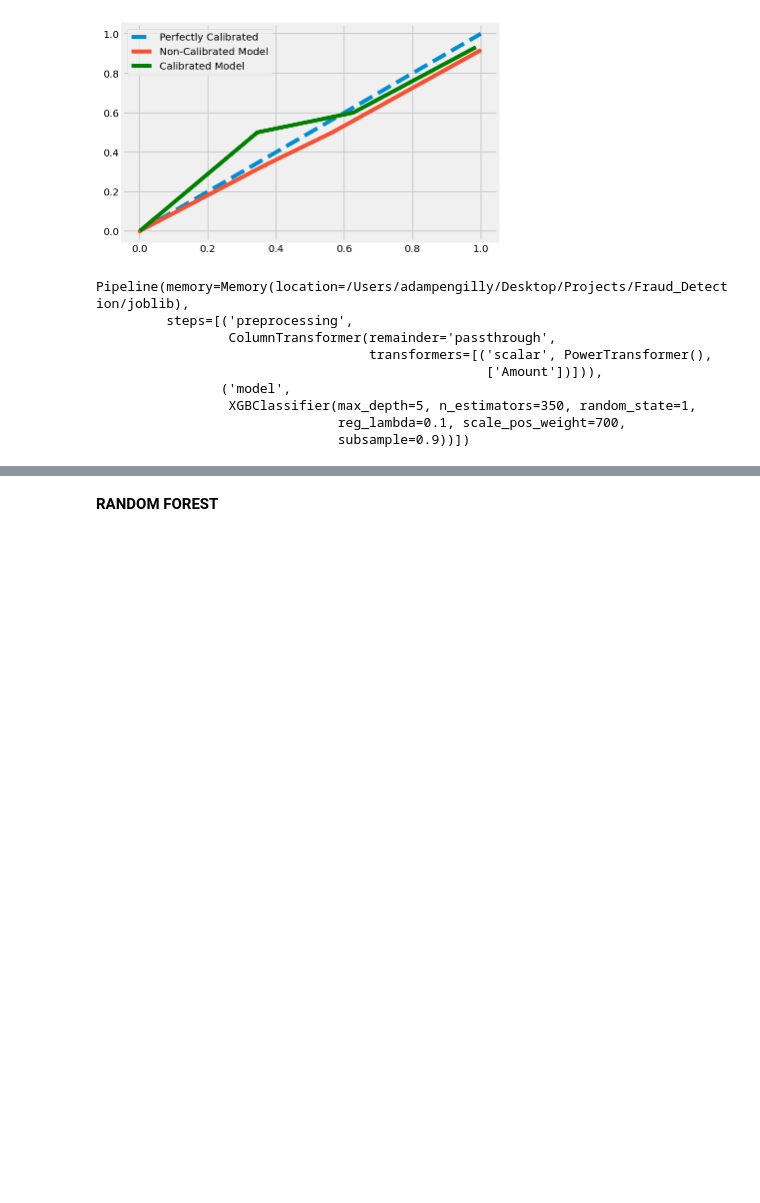
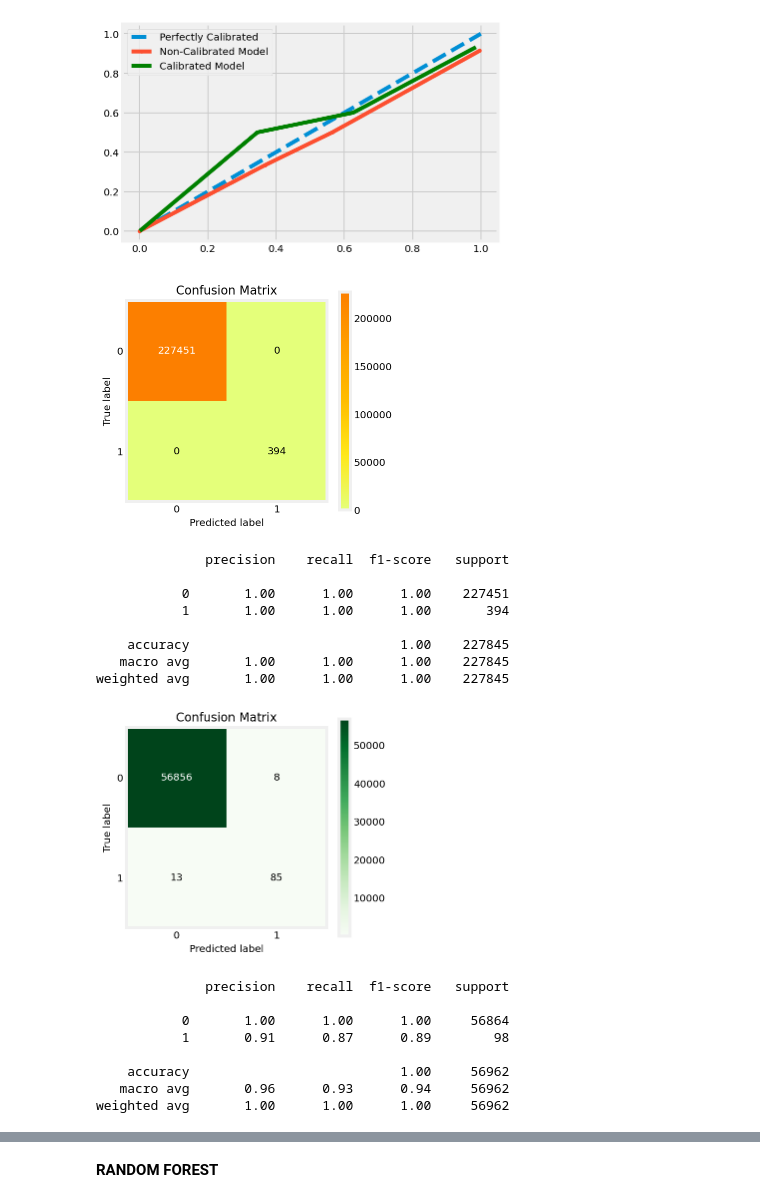
Before and after one commit to AdamPengilly/Project_notebooks, a Jupyter notebook: fraud_detection.ipynb, the cells around one changed output, grey strips where cells are left out. Saved outputs shown, nothing was run; the diff lists cells and outputs as text; code cells hidden in the pictures; blank space fills up the shorter version.

```diff
--- a/fraud_detection.ipynb
+++ b/fraud_detection.ipynb
@@ -591,7 +585,7 @@ scores_dict1 = {'base': base_scores,
                  'pp_ru_cali': pp_ru_cali_scores,
                  'pp_ru_isocali': pp_ru_isocali_scores}
 # %%
-path = '/Users/adampengilly/Desktop/Projects/Fraud_Detection/Fraud_pickles/'
+path = '/Users/adampengilly/Desktop/DS_Projects/Fraud_Detection/Fraud_pickles/'
 # %%
 '''for k,v in scores_dict1.items():
     filename = k
@@ -894,11 +879,11 @@ def confusion_matrix(model, train=True, test=True):
     '''prints a confusion matrix and classification report for training and test data
     '''
 
-    preds_train = xgb_best_base.predict(X_train)
-    preds_test = xgb_best_base.predict(X_test)
+    preds_train = model.predict(X_train)
+    preds_test = model.predict(X_test)
 
-    probs_train = xgb_best_base.predict_proba(X_train)
-    probs_test = xgb_best_base.predict_proba(X_test)
+    probs_train = model.predict_proba(X_train)
+    probs_test = model.predict_proba(X_test)
 
     #Training
     if train==True:
@@ -1249,8 +1234,8 @@ Pipeline(steps=[('preprocessing',
 with open(path+filename,'wb') as f:
     pickle.dump(xgb_calibrated_models_list, f)'''
 
-filename = 'xgb_final'
-xgb_final = pickle.load(open(path+filename, 'rb'))
+filename = 'xgb_calibrated_models_list'
+xgb_calibrated_models_list = pickle.load(open(path+filename, 'rb'))
 # %%
 def calibration_plot(uncali_model, cali_model, X=X_train, y=y_train, probabilities='predict_proba', n_bins=5):
 
@@ -1294,16 +1279,25 @@ calibration_plot(xgb_final, xgb_iso_calibrated, X=X_test, y=y_test, n_bins=4)
 # %% [output]
 [figure]
 # %%
-xgb_calibrated_models_list = [xgb_calibrated, xgb_iso_calibrated]
+'''xgb_calibrated_models_list = [xgb_calibrated, xgb_iso_calibrated]'''
-# %%
-xgb_final
-# %% [output]
-Pipeline(memory=Memory(location=/Users/adampengilly/Desktop/Projects/Fraud_Detection/joblib),
-         steps=[('preprocessing',
-                 ColumnTransformer(remainder='passthrough',
-                                   transformers=[('scalar', PowerTransformer(),
-                                                  ['Amount'])])),
-                ('model',
-                 XGBClassifier(max_depth=5, n_estimators=350, random_state=1,
-                               reg_lambda=0.1, scale_pos_weight=700,
-                               subsample=0.9))])
+# %%
+confusion_matrix(xgb_calibrated_models_list[0])
+# %% [output]
+[figure, added]
+              precision    recall  f1-score   support
+
+           0       1.00      1.00      1.00    227451
+           1       1.00      1.00      1.00       394
+
+    accuracy                           1.00    227845
+   macro avg       1.00      1.00      1.00    227845
+weighted avg       1.00      1.00      1.00    227845
+[figure, added]
+              precision    recall  f1-score   support
+
+           0       1.00      1.00      1.00     56864
+           1       0.91      0.87      0.89        98
+
+    accuracy                           1.00     56962
+   macro avg       0.96      0.93      0.94     56962
+weighted avg       1.00      1.00      1.00     56962
```
Also changed, not shown: parts of 21 cells of this notebook.
